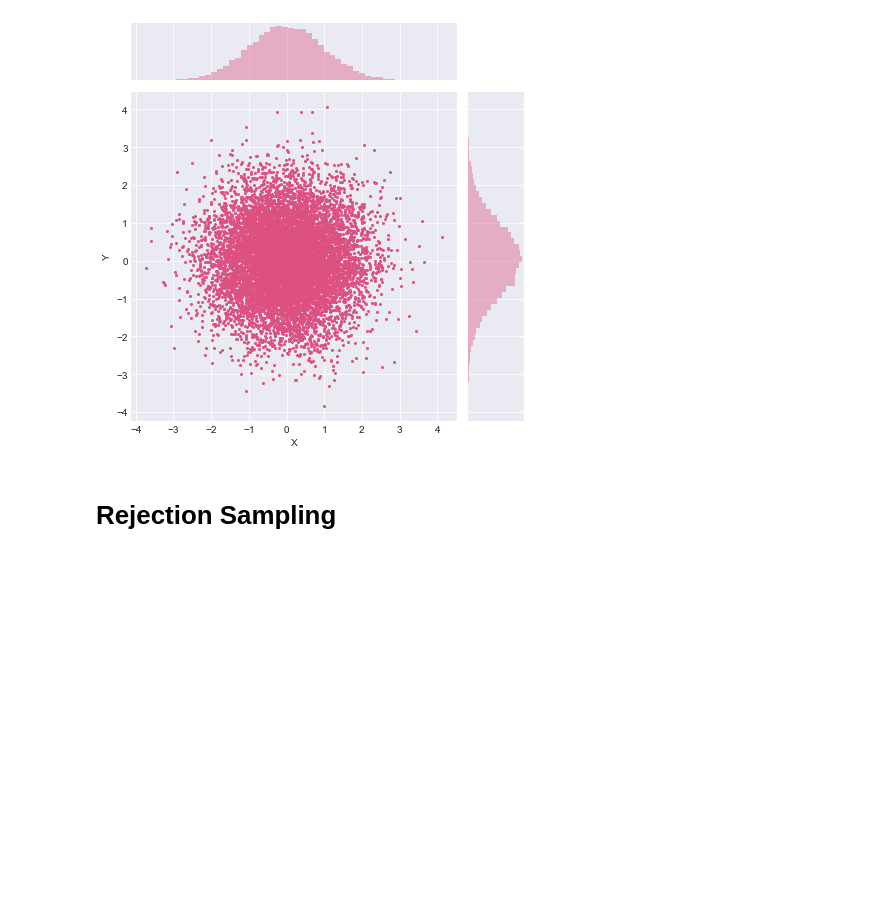
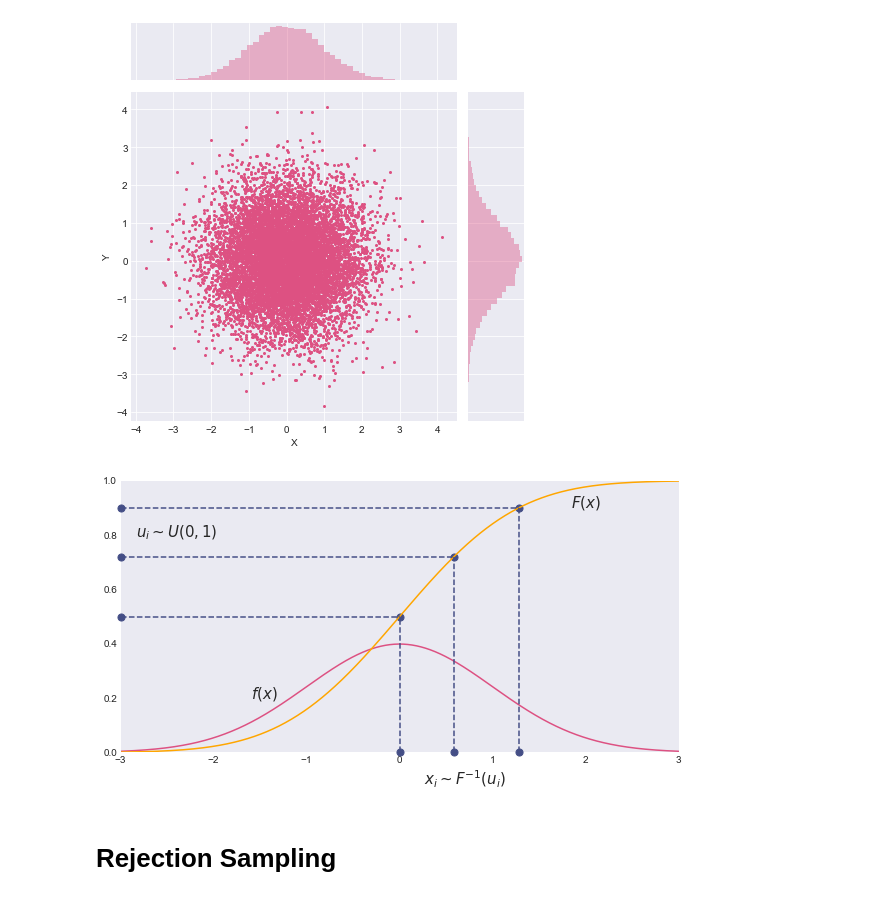
Before and after one commit to nextBillyonair/DPM, a Jupyter notebook: Notebooks/MonteCarlo/Sampling.ipynb, the cells around one changed output. Drawn from its saved outputs; the diff is of its cells as text; code cells hidden in the pictures; blank space fills up the shorter version.

```diff
--- a/Notebooks/MonteCarlo/Sampling.ipynb
+++ b/Notebooks/MonteCarlo/Sampling.ipynb
@@ -149,6 +158,68 @@ plot_hist(samples)
 torch.Size([10000, 2])
 tensor([-0.0028,  0.0217]) tensor([0.9757, 0.9993])
 [figure]
+# %%
+f_model = Normal(0., 1.)
+
+plt.figure(figsize=(10,5))
+
+
+def normal_cdf(x, mu, sigma):
+    return 0.5 * (1. + torch.erf((x - mu) / (sigma * np.sqrt(2.))))
+
+def normal_icdf(p, mu, sigma):
+    return mu + sigma * np.sqrt(2.) * torch.erfinv(2 * p - 1)
+
+x = np.linspace(-3, 3, 1000)
+
+cdf = normal_cdf(torch.tensor(x).float(), torch.tensor(0.), torch.tensor(1.)).detach().numpy()
+probs = f_model.log_prob(torch.tensor(x).float().view(-1, 1)).exp().detach().numpy()
+
+
+plt.plot(x, probs, color=colors[3], label=r"$f(x)$")
+plt.plot(x, cdf, color=colors[5], label=r"$F(x)$")
+
+point_color = 1
+for u in [0.5, 0.72, 0.9]:
+    value = normal_icdf(torch.tensor(u), 0., 1.).item()
+
+    plt.scatter(-3, u, s=50, color=colors[point_color], clip_on=False)
+
+    plt.axhline(u, xmin=0, xmax=(value + 3) / 6. , color=colors[point_color], ls='--')
+
+    plt.scatter(value, u, s=50, color=colors[point_color], clip_on=False)
+
+    plt.axvline(value, ymin=0, ymax=u, color=colors[point_color], ls='--')
+
+    plt.scatter(value, 0, s=50, color=colors[point_color], clip_on=False)
+
+
+plt.annotate(r"$x_i \sim F^{-1}(u_i)$", (0.7, 0),
+     fontsize=15, xytext=(0.7, -0.12), ha='center')
+
+plt.annotate(r"$u_i \sim U(0, 1)$", (-3, 0.7),
+     fontsize=15, xytext=(-2.4, 0.79), ha='center')
+
+plt.annotate(r"$F(x)$", (2, 0.9),
+     fontsize=15, xytext=(2, 0.9), ha='center')
+
+plt.annotate(r"$f(x)$", (-1.45, 0.2),
+     fontsize=15, xytext=(-1.45, 0.2), ha='center')
+
+
+plt.grid(b=None)
+plt.ylim(0, 1)
+plt.xlim(-3, 3)
+
+# plt.legend(loc='right', prop={'size': 15})
+
+plt.savefig('../../Presentations/sampling/assets/icdf_transform.png', bbox_inches='tight', dpi=300)
+
+
+
+plt.show()
+# %% [output]
+[figure, added]
 # %% [markdown]
 # Rejection Sampling
 # %%
```
Also changed, not shown: parts of 13 cells of this notebook, 6 other files.
